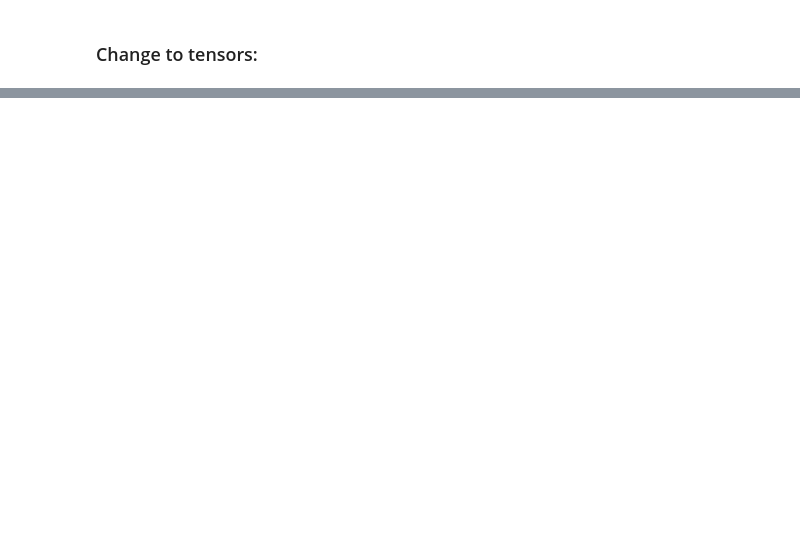
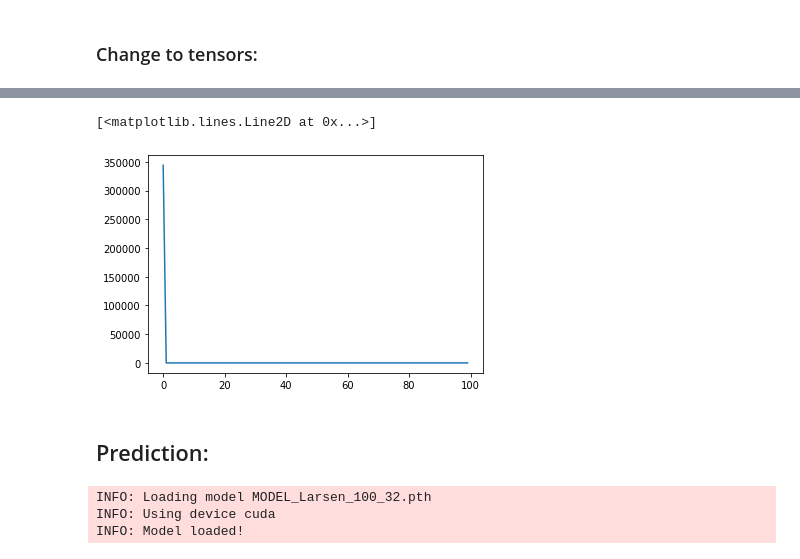
Before and after one commit to marvande/Antarctica-RCM-Emulator, a Jupyter notebook: scr/notebooks/pytorch/pytorch_ML.ipynb, the cells around one changed output, grey strips where cells are left out. Drawn from its saved outputs; the diff is of its cells as text; code cells hidden in the pictures; blank space fills up the shorter version.

```diff
--- a/scr/notebooks/pytorch/pytorch_ML.ipynb
+++ b/scr/notebooks/pytorch/pytorch_ML.ipynb
@@ -459,0 +845,7 @@ print(f"Labels batch shape: {train_Y.size()}")
+# %%
+plt.plot(val_loss_e)
+# %% [output]
+[<matplotlib.lines.Line2D at 0x...>]
+[figure, added]
+# %% [markdown]
+## Prediction:
@@ -459,0 +880,12 @@ print(f"Labels batch shape: {train_Y.size()}")
+# %%
+# 3. Create test loaders
+loader_args = dict(batch_size=1, num_workers=4, pin_memory=True)
+test_loader = DataLoader(test_set, shuffle=True, **loader_args)
+model = f'MODEL_{REGION}_{NUM_EPOCHS}_{BATCH_SIZE}.pth'
+device = torch.device('cuda' if torch.cuda.is_available() else 'cpu')
+
+preds, x, z, true_smb = predict(net, device, test_loader, model)
+# %% [output]
+INFO: Loading model MODEL_Larsen_100_32.pth
+INFO: Using device cuda
+INFO: Model loaded!
```
Also changed, not shown: parts of 47 cells of this notebook, 22 other files.
